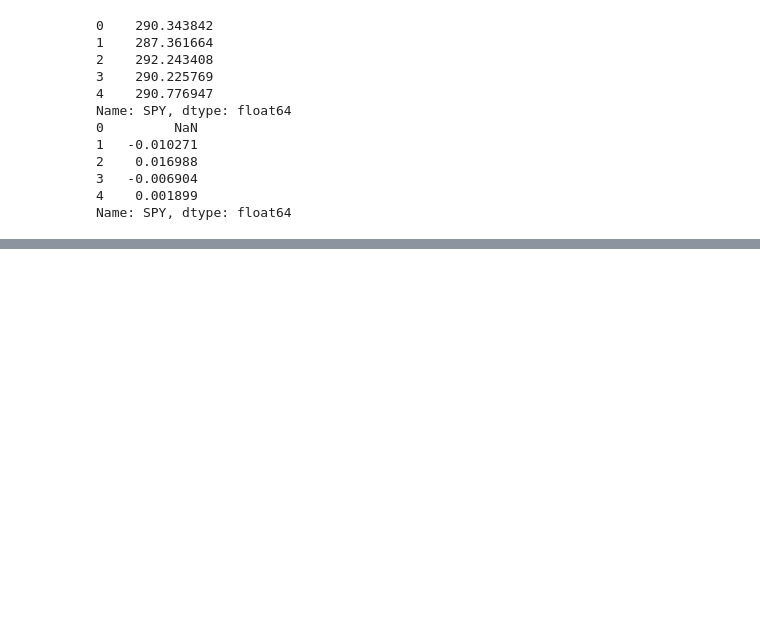
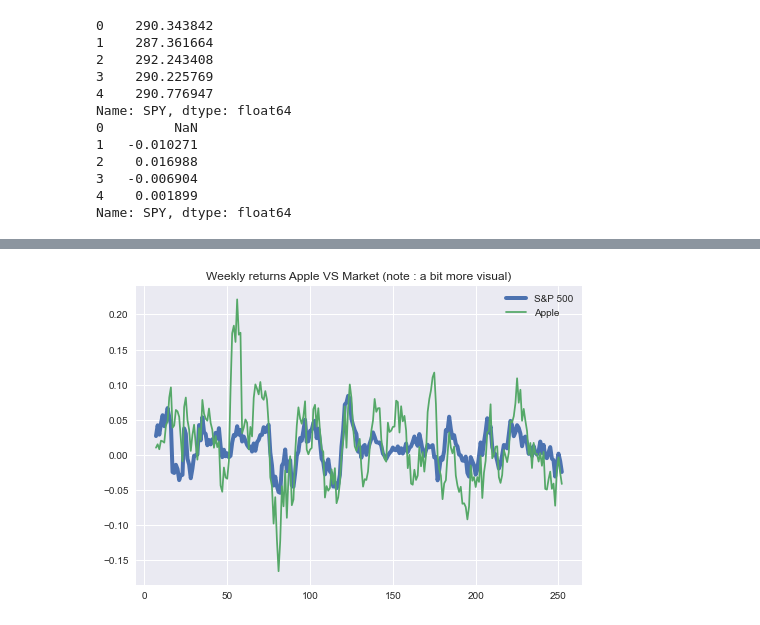
Before and after one commit to iskaspb/project-omega, a Jupyter notebook: src/BASS_analysis.ipynb, the cells around one changed output, grey strips where cells are left out. Saved outputs shown, nothing was run; the diff lists cells and outputs as text; code cells hidden in the pictures; blank space fills up the shorter version.

```diff
--- a/src/BASS_analysis.ipynb
+++ b/src/BASS_analysis.ipynb
@@ -79,3 +109,13 @@ Name: SPY, dtype: float64
+# %%
+weeklyPrices, weeklyReturns = getPriceAndReturn(md, periods=7)
+
+plt.plot(weeklyReturns['SPY'], label = 'S&P 500', linewidth = 4)
+plt.plot(weeklyReturns['AAPL'], label = 'Apple')
+plt.title("Weekly returns Apple VS Market (note : a bit more visual)")
+plt.legend()
+plt.show()
+# %% [output]
+[figure, added]
 # %%
 def getStats(prices, returns):
     mean = []
```
Also changed, not shown: parts of 8 cells of this notebook.
